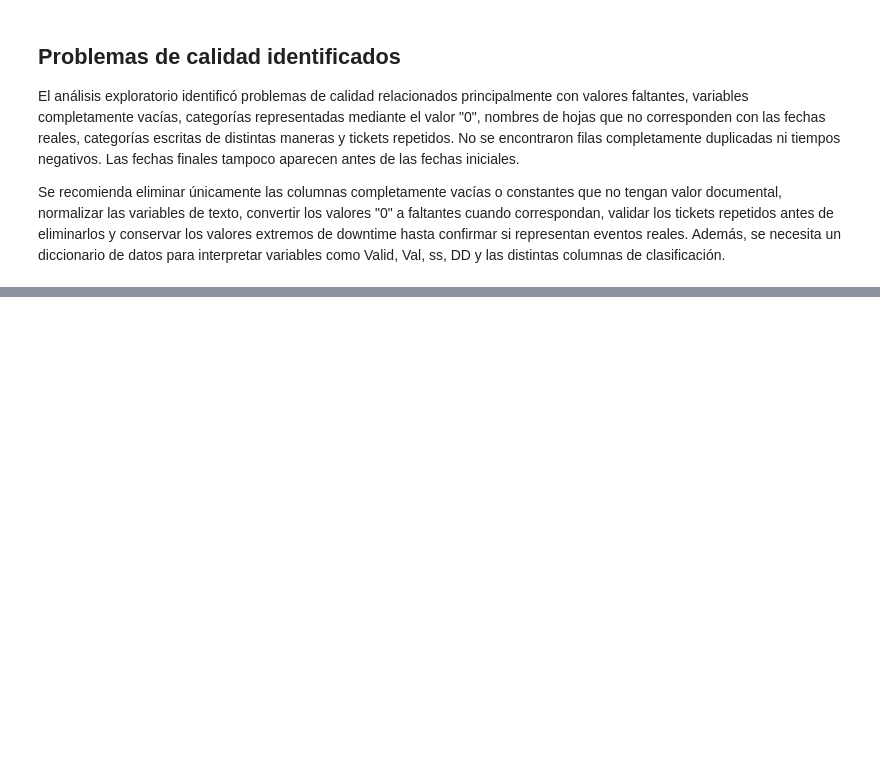
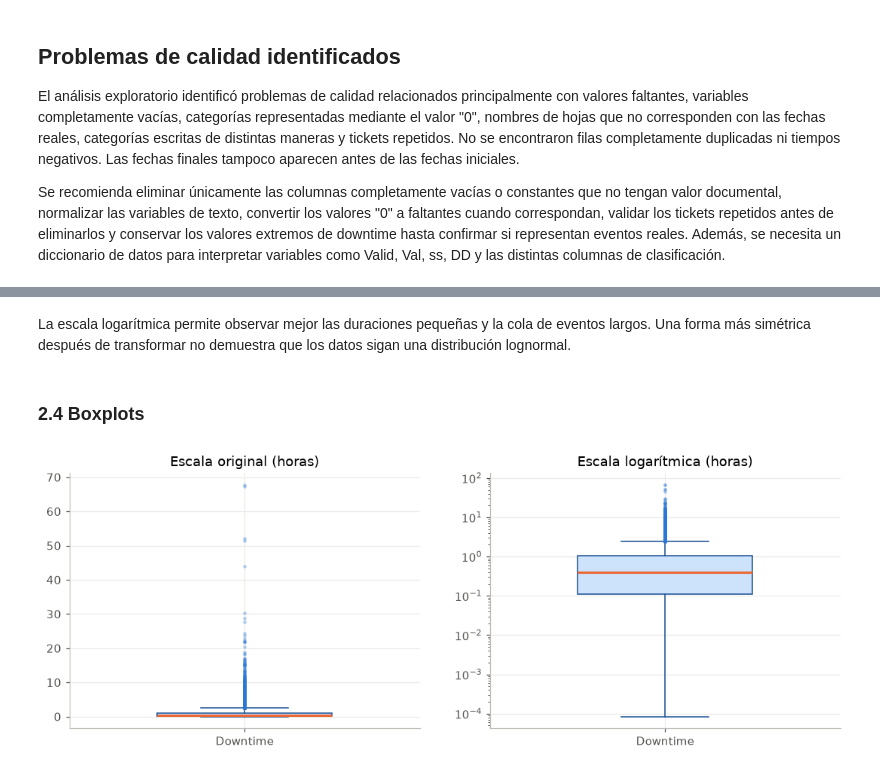
Before and after one commit to Peripera/Reto-segundo-parcial-FLEX, a Jupyter notebook: eda_flex.ipynb, the cells around one changed output, grey strips where cells are left out. Saved outputs shown, nothing was run; the diff lists cells and outputs as text; code cells hidden in the pictures; blank space fills up the shorter version.

```diff
--- a/eda_flex.ipynb
+++ b/eda_flex.ipynb
@@ -631,0 +744,20 @@ Se recomienda eliminar únicamente las columnas completamente vacías o constant
+# %% [markdown]
+La escala logarítmica permite observar mejor las duraciones pequeñas y la cola de eventos largos. Una forma más simétrica después de transformar no demuestra que los datos sigan una distribución lognormal.
+# %% [markdown]
+### 2.4 Boxplots
+# %%
+fig, axes = plt.subplots(1, 2, figsize=(12, 4))
+data_box = [dt["Downtime"].dropna()]
+labels_box = ["Downtime"]
+bp_kw = dict(patch_artist=True, widths=0.5, medianprops=dict(color=NARANJA, linewidth=2),
+             boxprops=dict(facecolor="#cde2fb", edgecolor=AZUL_OSC), whiskerprops=dict(color=AZUL_OSC),
+             capprops=dict(color=AZUL_OSC), flierprops=dict(marker="o", markersize=3, markerfacecolor=AZUL, markeredgecolor="none", alpha=0.35))
+axes[0].boxplot(data_box, tick_labels=labels_box, **bp_kw)
+axes[0].set_title("Escala original (horas)")
+
+axes[1].boxplot(data_box, tick_labels=labels_box, **bp_kw)
+axes[1].set_yscale("log")
+axes[1].set_title("Escala logarítmica (horas)")
+guardar(fig, "03_boxplots"); plt.show()
+# %% [output]
+[figure, added]
```
Also changed, not shown: parts of 38 cells of this notebook.
